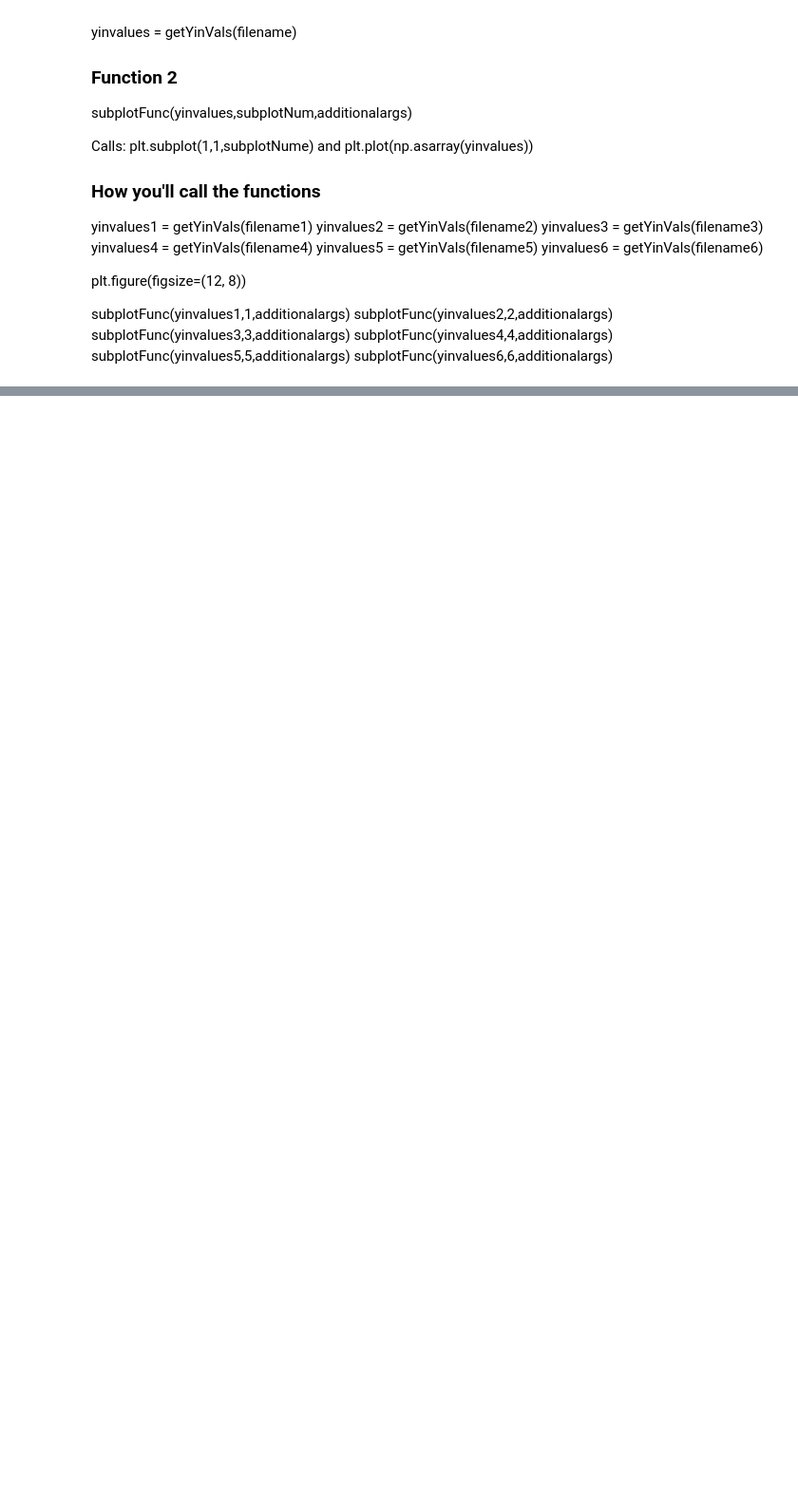
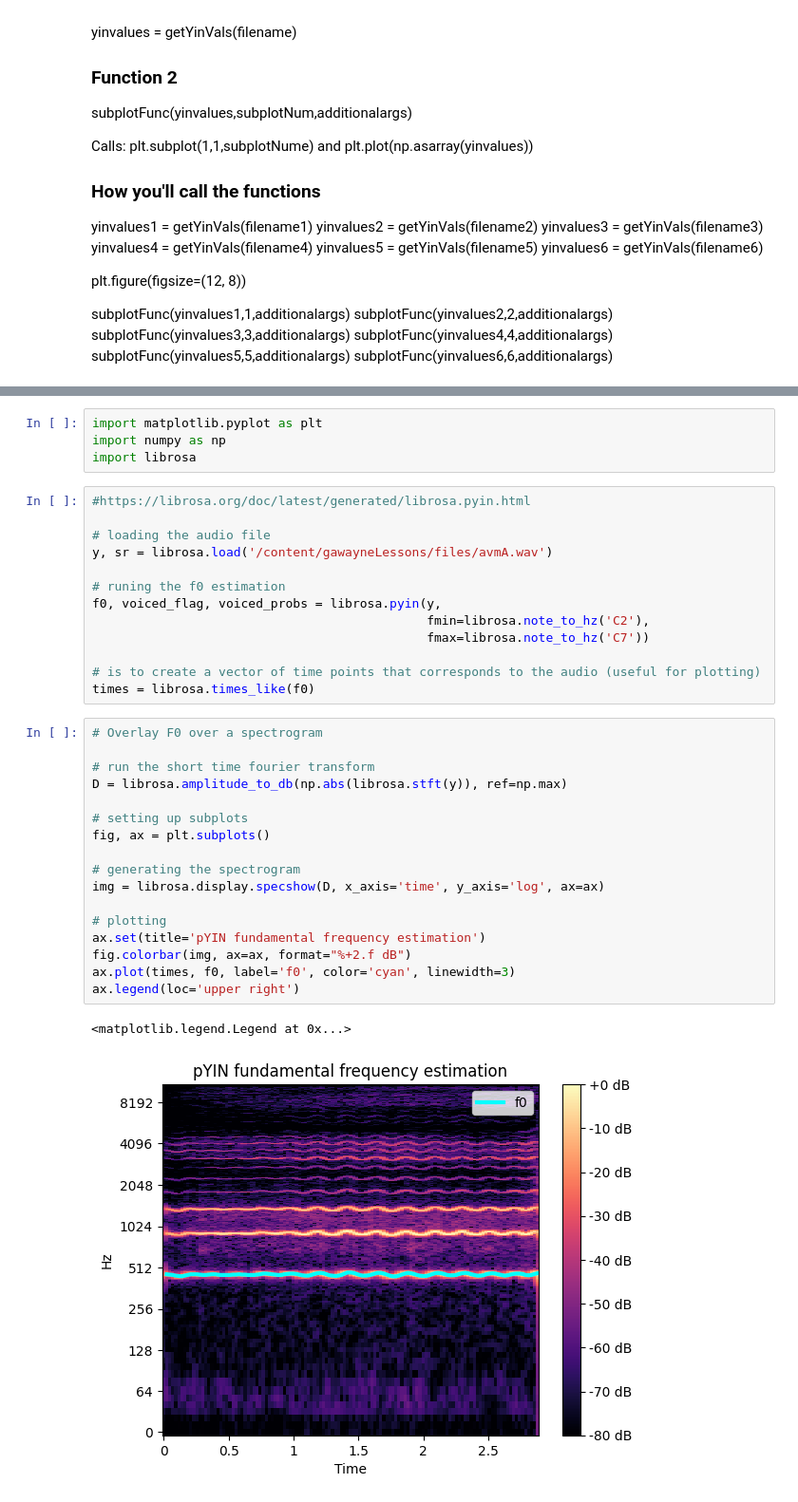
Before and after one commit to jcdevaney/gawayneLessons, a Jupyter notebook: week2/YIN.ipynb, the cells around one changed output, grey strips where cells are left out. Shown at 95% size. Drawn from its saved outputs; the diff is of its cells as text; blank space fills up the shorter version.

```diff
--- a/week2/YIN.ipynb
+++ b/week2/YIN.ipynb
@@ -84,0 +88,37 @@ subplotFunc(yinvalues6,6,additionalargs)
+# %%
+import matplotlib.pyplot as plt
+import numpy as np
+import librosa
+# %%
+#https://librosa.org/doc/latest/generated/librosa.pyin.html
+
+# loading the audio file
+y, sr = librosa.load('/content/gawayneLessons/files/avmA.wav')
+
+# runing the f0 estimation
+f0, voiced_flag, voiced_probs = librosa.pyin(y,
+                                             fmin=librosa.note_to_hz('C2'),
+                                             fmax=librosa.note_to_hz('C7'))
+
+# is to create a vector of time points that corresponds to the audio (useful for plotting)
+times = librosa.times_like(f0)
+# %%
+# Overlay F0 over a spectrogram
+
+# run the short time fourier transform
+D = librosa.amplitude_to_db(np.abs(librosa.stft(y)), ref=np.max)
+
+# setting up subplots
+fig, ax = plt.subplots()
+
+# generating the spectrogram
+img = librosa.display.specshow(D, x_axis='time', y_axis='log', ax=ax)
+
+# plotting
+ax.set(title='pYIN fundamental frequency estimation')
+fig.colorbar(img, ax=ax, format="%+2.f dB")
+ax.plot(times, f0, label='f0', color='cyan', linewidth=3)
+ax.legend(loc='upper right')
+# %% [output]
+<matplotlib.legend.Legend at 0x...>
+[figure, added]
```
Also changed, not shown: parts of 6 cells of this notebook.
